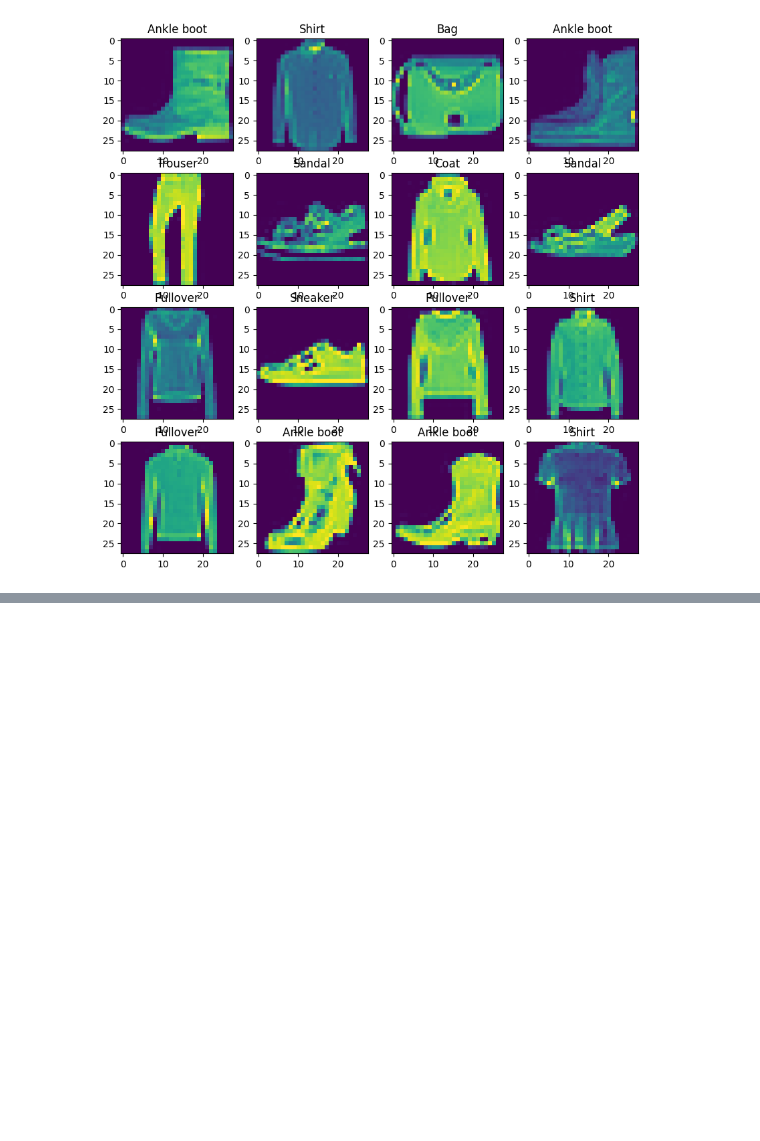
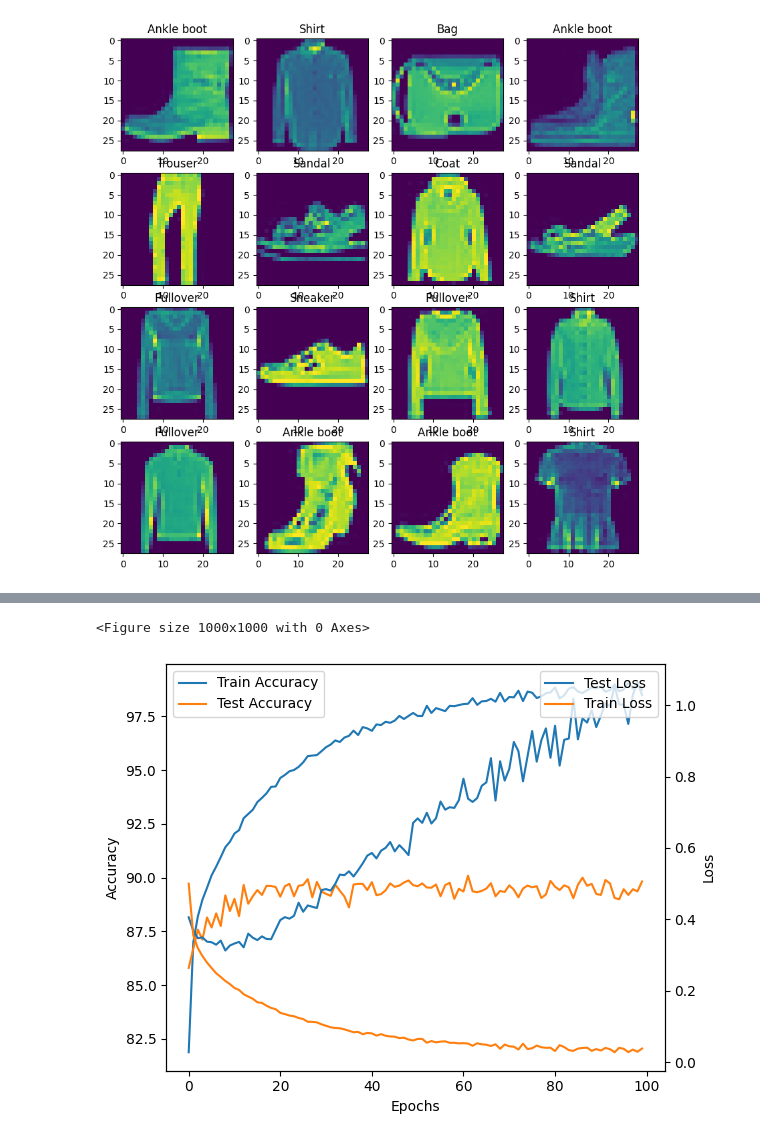
Before and after one commit to sachin27b/Learning_pytorch, a Jupyter notebook: 4.ipynb, the cells around one changed output, grey strips where cells are left out. Drawn from its saved outputs; the diff is of its cells as text; code cells hidden in the pictures; blank space fills up the shorter version.

```diff
--- a/4.ipynb
+++ b/4.ipynb
@@ -36,8 +36,8 @@ for idx, i in zip(random_idx, range(16)):
 # %% [output]
 [figure]
 # %%
-train_loader = DataLoader(train_data, batch_size=32, shuffle=True)
-test_loader = DataLoader(test_data, batch_size=32)
+train_loader = DataLoader(train_data, batch_size=64, shuffle=True)
+test_loader = DataLoader(test_data, batch_size=64)
 # %%
 class FashionMNIST(nn.Module):
     def __init__(self):
@@ -67,7 +67,12 @@ class FashionMNIST(nn.Module):
 model = FashionMNIST().to(device)
 # %%
 loss_fn = nn.CrossEntropyLoss()
-optimizer = torch.optim.Adam(model.parameters(), lr=0.1)
+optimizer = torch.optim.Adam(model.parameters(), lr=0.001)
+# %%
+def accuracy_fn(y_true, y_pred):
+  correct = torch.eq(y_true, y_pred).sum().item()
+  acc = (correct / len(y_pred)) * 100
+  return acc
 # %%
 num_epochs = 100
 
@@ -121,0 +152,24 @@ for epochs in tqdm(range(num_epochs)):
+# %%
+test_loss_tensor = torch.Tensor(test_loss_values)
+train_loss_tensor = torch.Tensor(train_loss_values)
+# %%
+plt.figure(figsize=(10,10))
+fig, ax1 = plt.subplots()
+ax1.set_xlabel("Epochs")
+ax1.set_ylabel("Accuracy")
+ax1.plot(train_accuraccy_values, label="Train Accuracy")
+ax1.plot(test_accuracy_values, label="Test Accuracy")
+
+ax1.legend(loc='upper left')
+ax2 = ax1.twinx()
+
+ax2.set_ylabel("Loss")
+ax2.plot(test_loss_tensor, label="Test Loss")
+ax2.plot(train_loss_tensor, label="Train Loss")
+
+ax2.legend(loc='upper right')
+fig.tight_layout()
+plt.show()
+# %% [output]
+<Figure size 1000x1000 with 0 Axes>
+[figure, added]
```
Also changed, not shown: parts of 4 cells of this notebook.
